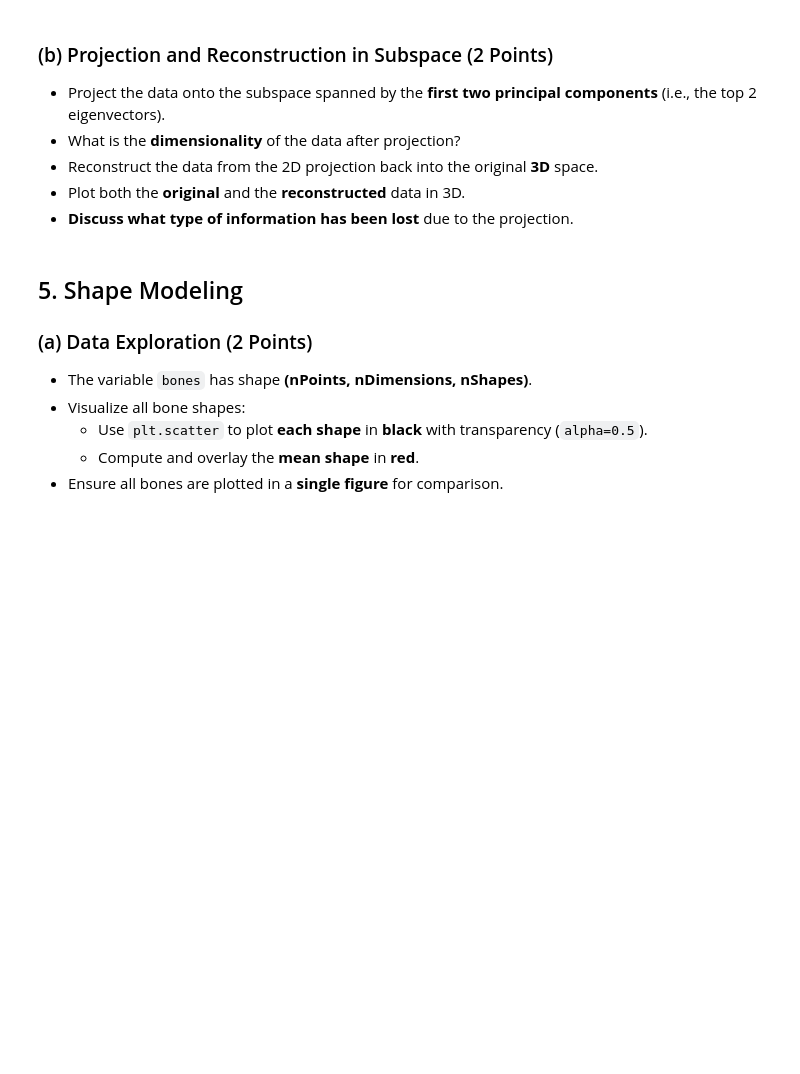
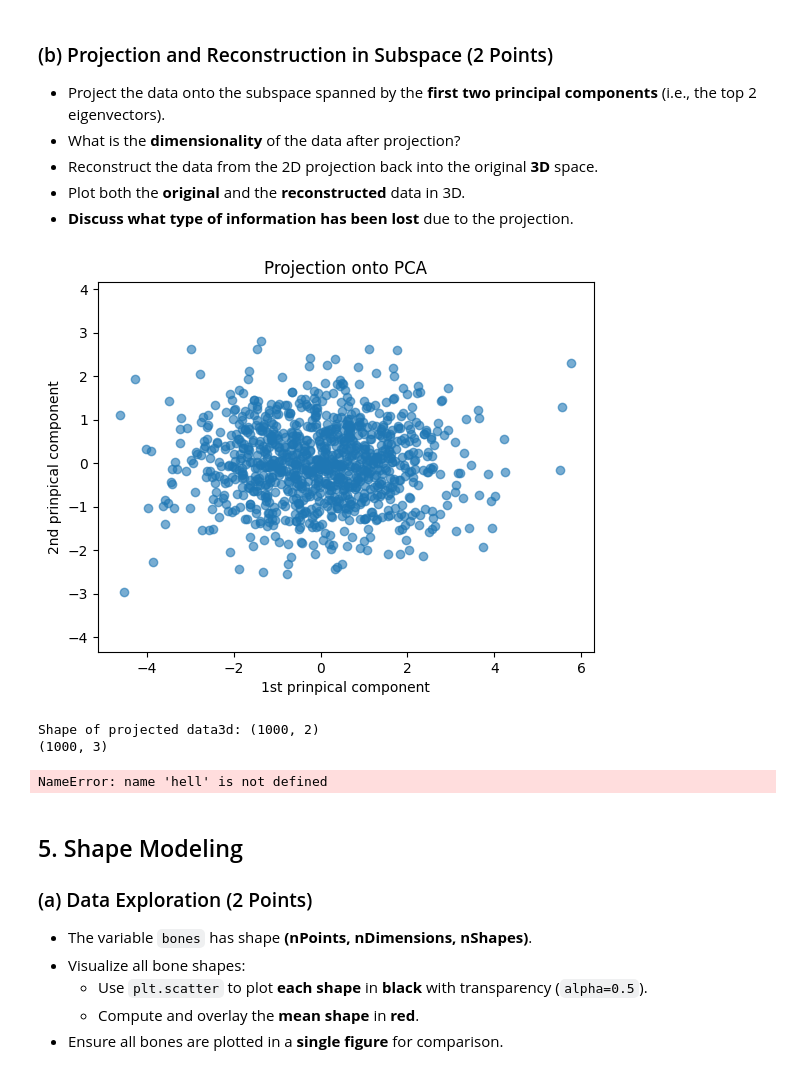
Before and after one commit to nikoczernin/MedicalAnalysis1, a Jupyter notebook: assignment1/notebook.ipynb, the cells around one changed output. Drawn from its saved outputs; the diff is of its cells as text; code cells hidden in the pictures; blank space fills up the shorter version.

```diff
--- a/assignment1/notebook.ipynb
+++ b/assignment1/notebook.ipynb
@@ -380,3 +380,37 @@ Average reconstruction error for data1: 1.0033
+# %%
+def plot_2d(data, title="", xlabel="", ylabel="", axis_equal=True):
+    plt.scatter(data[:, 0], data[:, 1], alpha=0.6)
+    plt.xlabel(xlabel)
+    plt.ylabel(ylabel)
+    plt.title(title)
+    if axis_equal: plt.axis('equal')
+    plt.show()
+
+# TODO: project data3d to first two principal components in and plot in 2D
+data_centered = data - mean
+data_projected = data_centered @ eigVec[:, :2]
+plot_2d(data_projected, "Projection onto PCA", xlabel="1st prinpical component", ylabel="2nd prinpical component")
+# print dimensionality of X_reduced
+print(f"Shape of projected data3d:", data_projected.shape)
+
+
+# reconstruct from projection into 3D and plot using plot3DPCA
+data_reconstructed = data_projected @ eigVec[:, :2].T + mean
+print(data_reconstructed.shape)
+
+# Plot reconstruction using plot3DPCA
+plot3DPCA(data, mean, eigVec, eigVal)
+
+
+# get the reconstruction error
+MSE = np.mean(np.sum((data - data_reconstructed)**2, axis=1)) # mean squared-error
+# Compute reconstruction error and print it
+print(f"Average reconstruction error for data3d: {MSE:.4f}")
+# %% [output]
+[figure, added]
+Shape of projected data3d: (1000, 2)
+(1000, 3)
+NameError: name 'hell' is not defined
 # %% [markdown]
 ## 5. Shape Modeling
 
```
Also changed, not shown: parts of 2 cells of this notebook.
